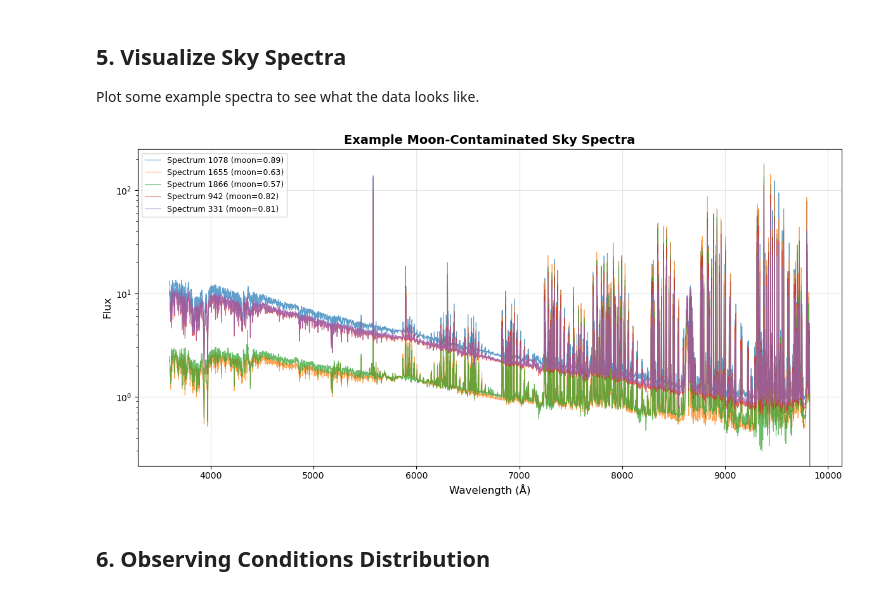
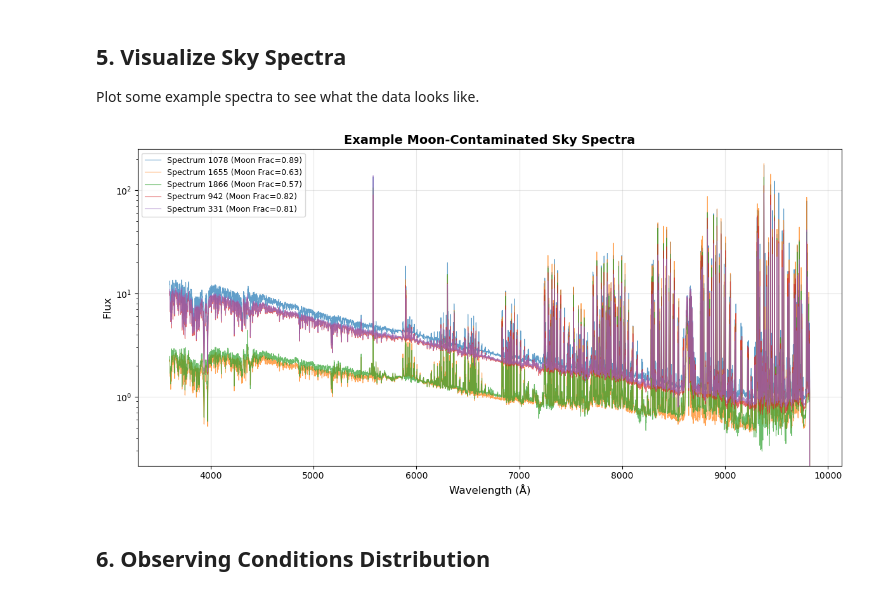
Before and after one commit to MatthewDowicz/desisky, a Jupyter notebook: examples/00_quickstart.ipynb, the cells around one changed output. Cells and saved outputs as stored; diff of their text form; code cells hidden in the pictures.

```diff
--- a/examples/00_quickstart.ipynb
+++ b/examples/00_quickstart.ipynb
@@ -172,26 +196,26 @@ Plot some example spectra to see what the data looks like.
 # %%
 # Plot a few random spectra from moon subset
 fig, ax = plt.subplots(figsize=(12, 6))
 
 # Select 5 random spectra
 np.random.seed(42)
 indices = np.random.choice(flux_moon.shape[0], size=5, replace=False)
 
 for idx in indices:
     moon_frac = meta_moon.iloc[idx]['MOONFRAC']
     ax.plot(wave_moon, flux_moon[idx], alpha=0.7, linewidth=0.8,
-            label=f"Spectrum {idx} (moon={moon_frac:.2f})")
+            label=f"Spectrum {idx} (Moon Frac={moon_frac:.2f})")
 
 ax.set_xlabel("Wavelength (Å)", fontsize=12)
 ax.set_ylabel("Flux", fontsize=12)
 ax.set_title("Example Moon-Contaminated Sky Spectra", fontsize=14, fontweight='bold')
 ax.legend(loc='best', fontsize=9)
 ax.set_yscale('log')
 ax.grid(True, alpha=0.3)
 plt.tight_layout()
 plt.show()
 # %% [output]
-[figure, old version]
+[figure, new version]
 # %% [markdown]
 ## 6. Observing Conditions Distribution
 # %%
```
Also changed, not shown: parts of 5 cells of this notebook.
